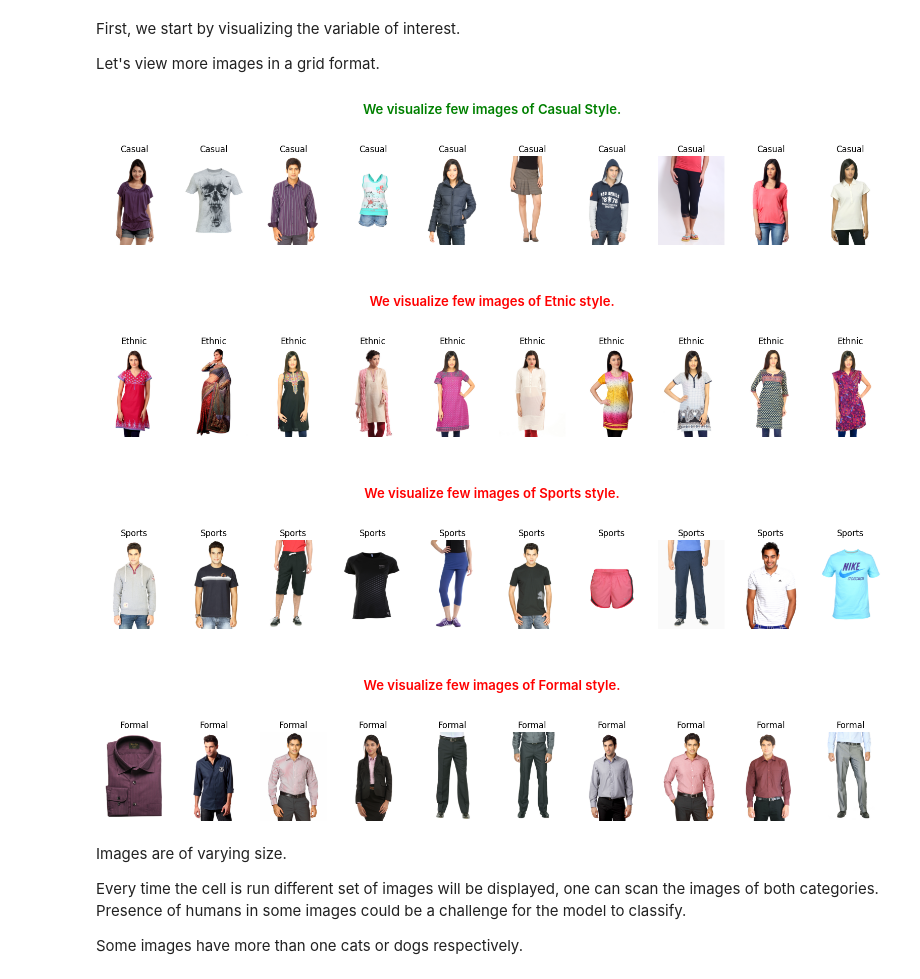
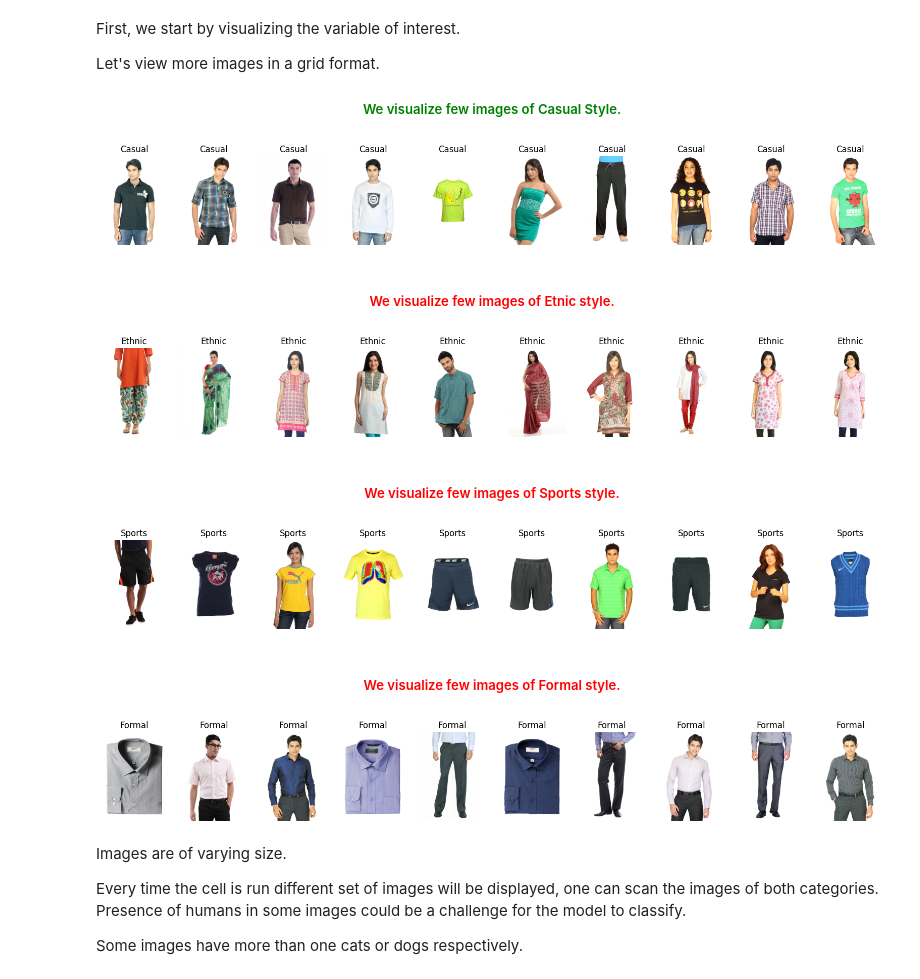
Before and after one commit to fatimafer/fashion_styles_recognition, a Jupyter notebook: GOOGLE_COLAB_classificate_fashion_style.ipynb, the cells around one changed output. Drawn from its saved outputs; the diff is of its cells as text; code cells hidden in the pictures.

```diff
--- a/GOOGLE_COLAB_classificate_fashion_style.ipynb
+++ b/GOOGLE_COLAB_classificate_fashion_style.ipynb
@@ -219,17 +260,10 @@ data['destination'] = np.where(data['id'].isin(styles_validate),
                                validate_dir + data['filename_destination'],
                                working_dir + '/' + data['filename_destination'])
 # %%
-num_files = data.shape[0]
-
-def bar_progress(i, num_files, width=80):
-    progress_message = f'{i} from {num_files} files downloaded. {round((i/num_files*100), 2)}% downloaded'
-    sys.stdout.write("\r" + progress_message)
-    sys.stdout.flush()
-
-for i in data.index:
+for i in tqdm(data.index):
     src_path = data['source'][i]
     dst_path = data['destination'][i]
-    copyfile(src_path, dst_path, bar=bar_progress(i,num_files))
+    copyfile(src_path, dst_path)
 # %% [markdown]
 <a id='5'></a>
 <div class="alert alert-block alert-info"><h2 style="text-align:center;color:black"> Data Exploration </h2> </div>
@@ -243,7 +277,7 @@ Let's view more images in a grid format.
 plt.figure(figsize=(20,20)) # specifying the overall grid size
 plt.subplots_adjust(hspace=0.4)
 
-df_label = data[data['label'] == 'Casual'][['destination']]
+df_label = data[data['label'] == 'Casual'][['destination']].sample(10)
 df_label.reset_index(drop=True, inplace=True)
 
 for i in range(10):
@@ -257,14 +291,14 @@ for i in range(10):
 
 plt.show()
 # %% [output]
-[figure, old version]
+[figure, new version]
 # %% [markdown]
 <h5 style="text-align:center;color:Red">We visualize few images of Etnic style. </h5>
 # %%
 plt.figure(figsize=(20,20)) # specifying the overall grid size
 plt.subplots_adjust(hspace=0.4)
 
-df_label = data[data['label'] == 'Ethnic'][['destination']]
+df_label = data[data['label'] == 'Ethnic'][['destination']].sample(10)
 df_label.reset_index(drop=True, inplace=True)
 
 for i in range(10):
@@ -278,35 +312,35 @@ for i in range(10):
 
 plt.show()
 # %% [output]
-[figure, old version]
+[figure, new version]
 # %% [markdown]
 <h5 style="text-align:center;color:Red">We visualize few images of Sports style. </h5>
 # %%
 plt.figure(figsize=(20,20)) # specifying the overall grid size
 plt.subplots_adjust(hspace=0.4)
 
-df_label = data[data['label'] == 'Sports'][['destination']]
+df_label = data[data['label'] == 'Sports'][['destination']].sample(10)
 df_label.reset_index(drop=True, inplace=True)
 
 for i in range(10):
 
     plt.subplot(1,10,i+1)    # the number of images in the grid is 10*10 (100)
     filename = df_label['destination'][i]
     image = imread(filename)
     plt.imshow(image)
     plt.title('Sports',fontsize=12)
     plt.axis('off')
 
 plt.show()
 # %% [output]
-[figure, old version]
+[figure, new version]
 # %% [markdown]
 <h5 style="text-align:center;color:Red">We visualize few images of Formal style. </h5>
 # %%
 plt.figure(figsize=(20,20)) # specifying the overall grid size
 plt.subplots_adjust(hspace=0.4)
 
-df_label = data[data['label'] == 'Formal'][['destination']]
+df_label = data[data['label'] == 'Formal'][['destination']].sample(10)
 df_label.reset_index(drop=True, inplace=True)
 
 for i in range(10):
@@ -320,7 +354,7 @@ for i in range(10):
 
 plt.show()
 # %% [output]
-[figure, old version]
+[figure, new version]
 # %% [markdown]
 Images are of varying size.
 
```
Also changed, not shown: parts of 12 cells of this notebook.
